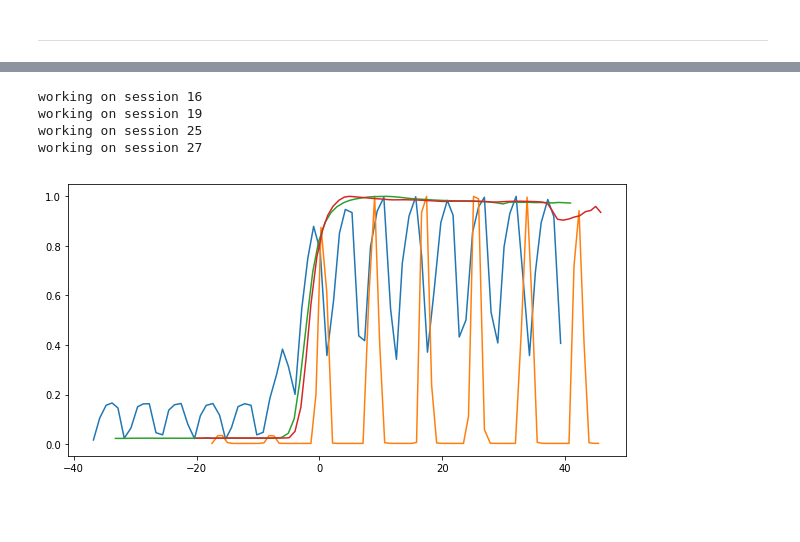
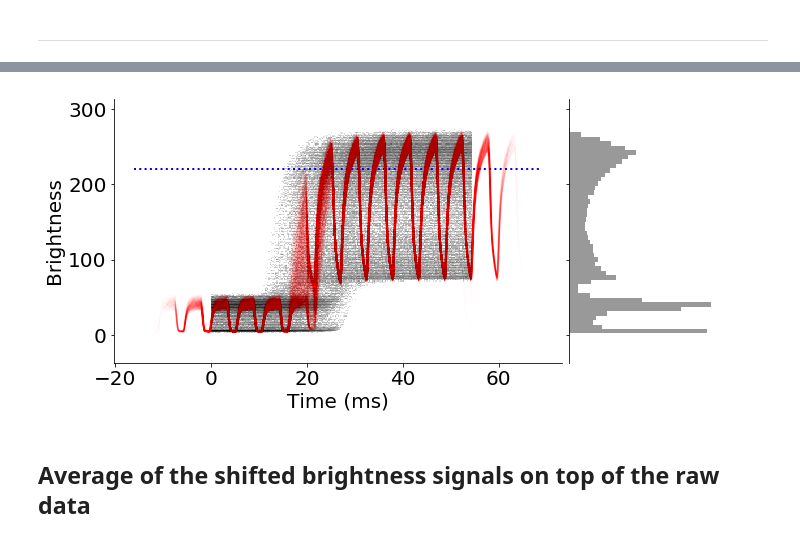
Before and after one commit to mohammadbashiri/vrlatency, a Jupyter notebook: notebooks/reports/Display.ipynb, the cells around one changed output, grey strips where cells are left out. Saved outputs shown, nothing was run; the diff lists cells and outputs as text; code cells hidden in the pictures; blank space fills up the shorter version.

Commit message:
unified the display report notebooks

```diff
--- a/notebooks/reports/Display.ipynb
+++ b/notebooks/reports/Display.ipynb
@@ -12,0 +61,5 @@ from vrlatency.analysis import read_csv, read_params, transform_display_df, shif
+# %%
+session_number = 16
+filename = filenames[session_number]
+session_name = filename.split('.')[0]
+dfd = vrl.read_csv(filename)
@@ -12,0 +75,5 @@ from vrlatency.analysis import read_csv, read_params, transform_display_df, shif
+# %%
+thresh = .8
+df_transformed = vrl.analysis.transform_display_df(dfd, session=session_name, thresh=thresh)
+df_clustered = df_transformed[df_transformed.Cluster == 0].copy()
+df_shifted = vrl.analysis.shift_by_sse(df_clustered)
@@ -80,3 +90,0 @@ df_transformed.head()
-# %%
-df_shifted = shift_by_sse(df_transformed.copy())
-df_shifted.head()
@@ -176,25 +91,34 @@ See the caveats in the documentation: http://pandas.pydata.org/pandas-docs/stabl
-# %%
-fig, ax = plt.subplots(figsize=(10,5))
-
-for session in [16, 19, 25, 27]:
-
-    print('working on session {}'.format(session))
-
-    filename = df_params_all.index[session] + '.csv'
-    df = read_csv(filename)
-
-    thresh = .8
-    session_name = df_params_all.index[session]
-    df_transformed = transform_display_df(df, session=session_name, thresh=thresh)
-
-    df_shifted = shift_by_sse(df_transformed.copy())
-
-    tt, bb = get_average_time_and_brightness(df_shifted)
-    bb = bb / bb.max()
-    ax.plot(tt, bb, label=session_name)
-# %% [output]
-working on session 16
-working on session 19
-working on session 25
-working on session 27
-[figure, removed]
+# %%
+plt.rcParams.update({'font.size': 20})
+# %%
+dd = df_shifted.copy()
+
+fig, (ax1, ax2) = plt.subplots(1, 2, figsize=(10, 5), gridspec_kw={'width_ratios': [3, 1]})
+
+mean_latency = dd.groupby('Trial').DisplayLatency.mean().mean()
+vrl.analysis.plot_display_brightness_over_session(trial_time=dd['TrialTime'], sensor_brightness=dd['SensorBrightness'],
+                                                  nsamples_per_trial=dd.groupby('Trial')['DisplayLatency'].agg(len).min(),
+                                                  ax=ax1)
+vrl.analysis.plot_shifted_brightness_over_session(time=dd['TrialTransitionTime'],
+                                                  sensor_brightness=dd['SensorBrightness'],
+                                                  trial_idx = dd['Trial'], shift_by=mean_latency,
+                                                  ax=ax1)
+vrl.analysis.plot_brightness_threshold(sensor_brightness=dd['SensorBrightness'], thresh=dd['ThreshPerc'].values[0], ax=ax1)
+
+
+vrl.analysis.plot_display_brightness_distribution(sensor_brightness=dd['SensorBrightness'].values, ax=ax2)
+ax1.set_ylim(*ax2.get_ylim())
+ax2.set(xticklabels='', yticklabels='')
+ax2.set_xticks([])
+ax1.set(xlabel='Time (ms)', ylabel='Brightness');
+
+sns.despine(top=True, ax=ax1)
+sns.despine(top=True, bottom=True, ax=ax2)
+
+fig.tight_layout(w_pad=0)
+
+plt.savefig(figure_path + 'display_a' + '_session' + str(session_number) + '.png', transparent=False)
+# %% [output]
+[figure, added]
+# %% [markdown]
+## Average of the shifted brightness signals on top of the raw data
```
Also changed, not shown: parts of 35 cells of this notebook.
